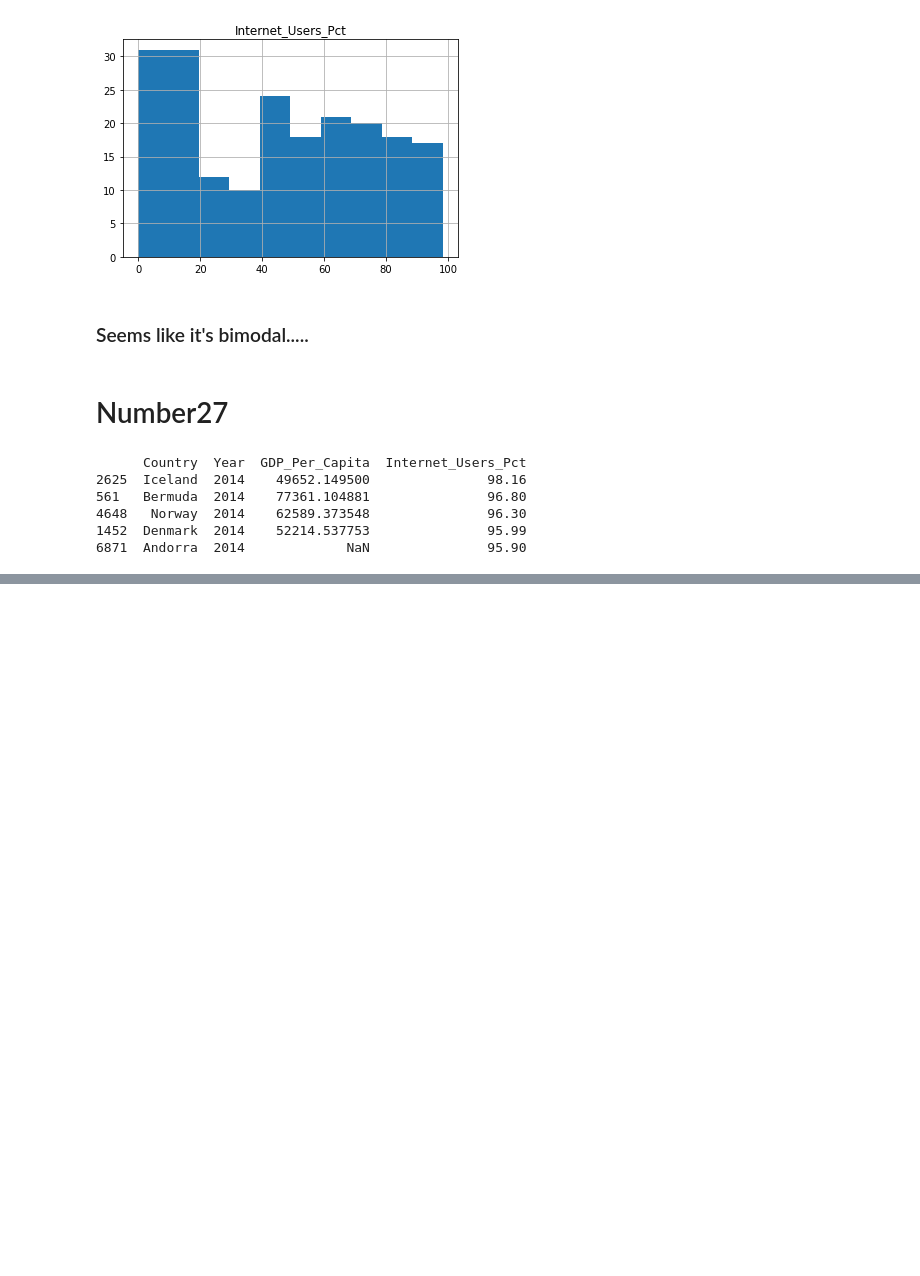
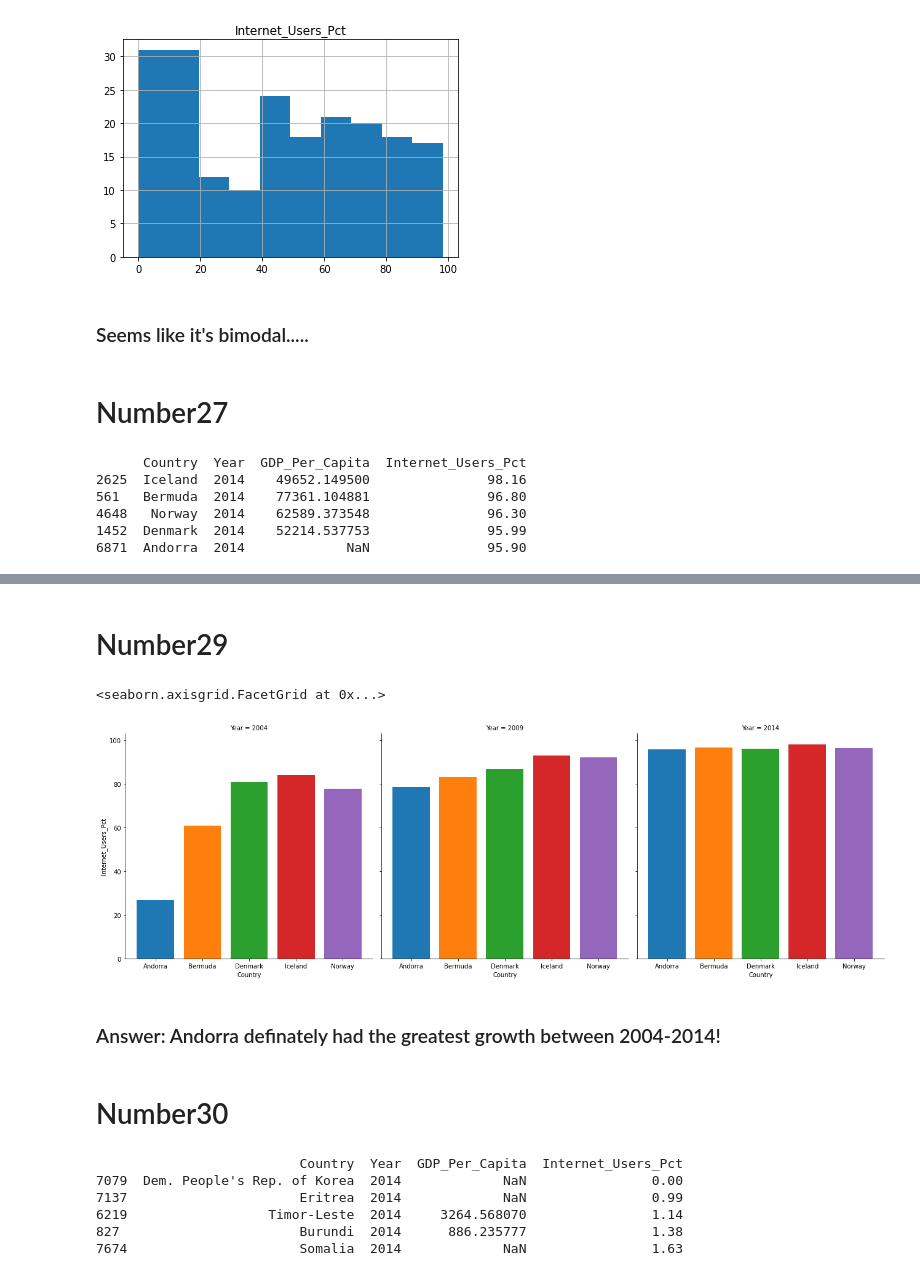
Before and after one commit to NSS-Data-Analytics-Cohort-7/gdp-and-internet-usage-sgoolsby88, a Jupyter notebook: Notebook/gdp_and_internet_usage.ipynb, the cells around one changed output, grey strips where cells are left out. Saved outputs shown, nothing was run; the diff lists cells and outputs as text; code cells hidden in the pictures; blank space fills up the shorter version.

```diff
--- a/Notebook/gdp_and_internet_usage.ipynb
+++ b/Notebook/gdp_and_internet_usage.ipynb
@@ -367,0 +359,22 @@ AttributeError: module 'matplotlib' has no attribute 'bar'
+# %% [markdown]
+# Number29
+# %%
+graph=sns.FacetGrid(top_5_internet, hue='Country',col_wrap=3,height=6,col='Year')
+graph.map(plt.bar, 'Country', 'Internet_Users_Pct')
+# %% [output]
+<seaborn.axisgrid.FacetGrid at 0x...>
+[figure, added]
+# %% [markdown]
+### Answer: Andorra definately had the greatest growth between 2004-2014!
+# %% [markdown]
+# Number30
+# %%
+gdp_and_internet_bottom_5_2014=gdp_and_internet_use_2014.nsmallest(5, ['Internet_Users_Pct'])
+print(gdp_and_internet_bottom_5_2014)
+# %% [output]
+                          Country  Year  GDP_Per_Capita  Internet_Users_Pct
+7079  Dem. People's Rep. of Korea  2014             NaN                0.00
+7137                      Eritrea  2014             NaN                0.99
+6219                  Timor-Leste  2014     3264.568070                1.14
+827                       Burundi  2014      886.235777                1.38
+7674                      Somalia  2014             NaN                1.63
```
Also changed, not shown: parts of 20 cells of this notebook.
